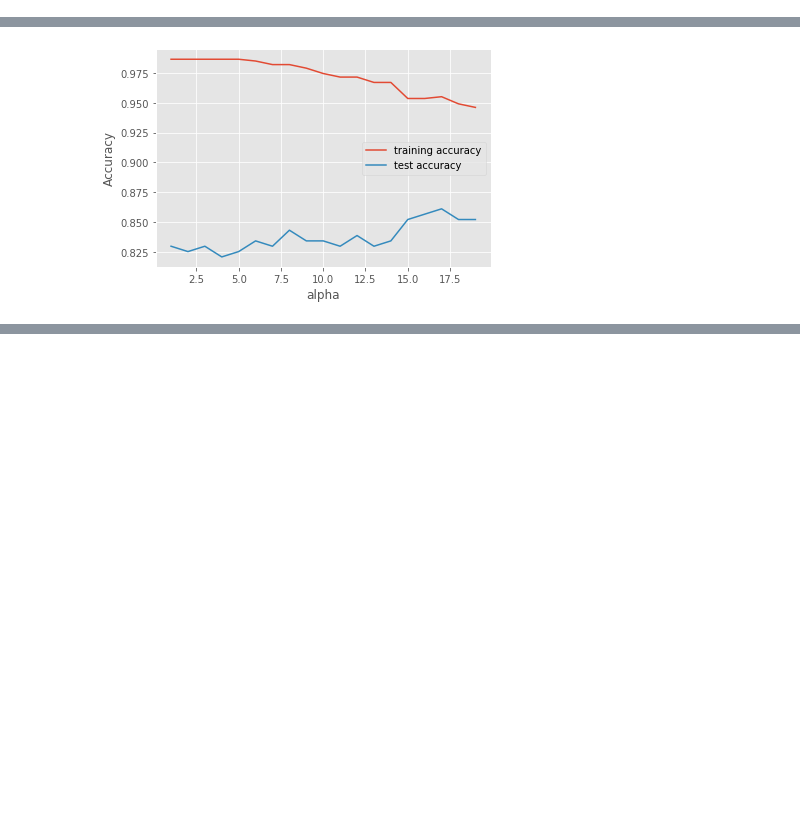
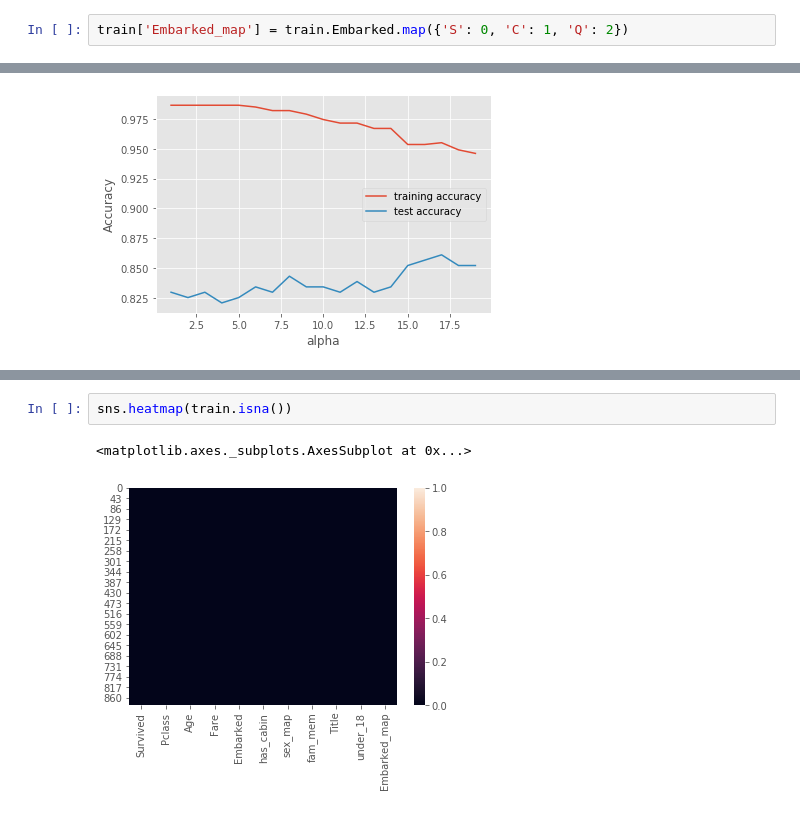
Before and after one commit to cudemans/titanic-kaggle, a Jupyter notebook: kaggle-titanic.ipynb, the cells around one changed output, grey strips where cells are left out. Saved outputs shown, nothing was run; the diff lists cells and outputs as text; blank space fills up the shorter version.

```diff
--- a/kaggle-titanic.ipynb
+++ b/kaggle-titanic.ipynb
@@ -169,0 +172,2 @@ train['under_18'] = data2
+# %%
+train['Embarked_map'] = train.Embarked.map({'S': 0, 'C': 1, 'Q': 2})
@@ -354,0 +443,5 @@ plt.legend()
+# %%
+sns.heatmap(train.isna())
+# %% [output]
+<matplotlib.axes._subplots.AxesSubplot at 0x...>
+[figure, added]
```
Also changed, not shown: parts of 19 cells of this notebook.
